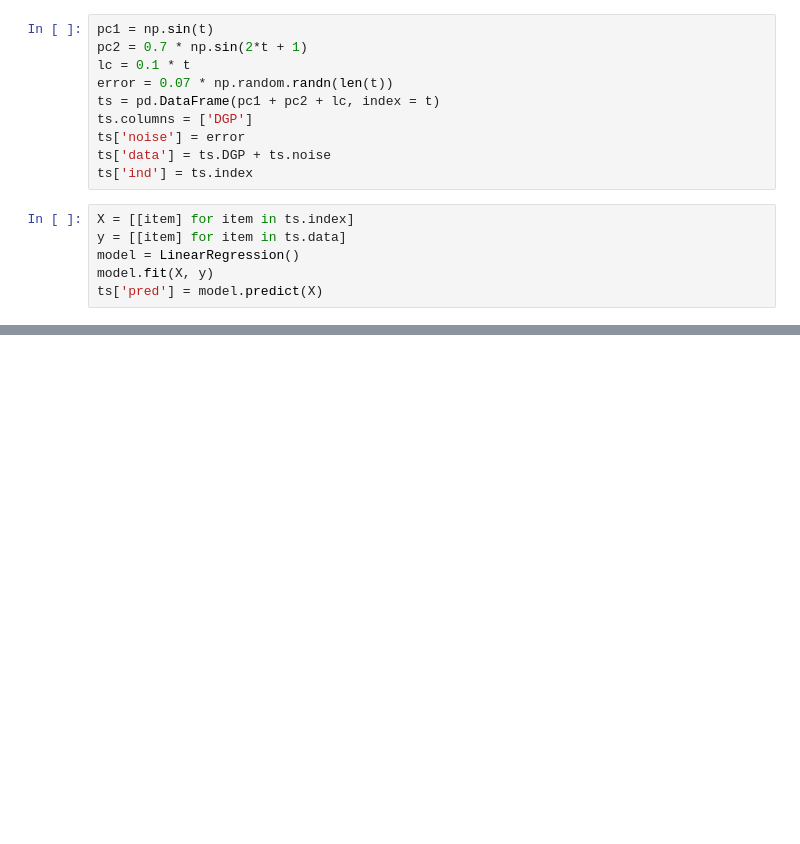
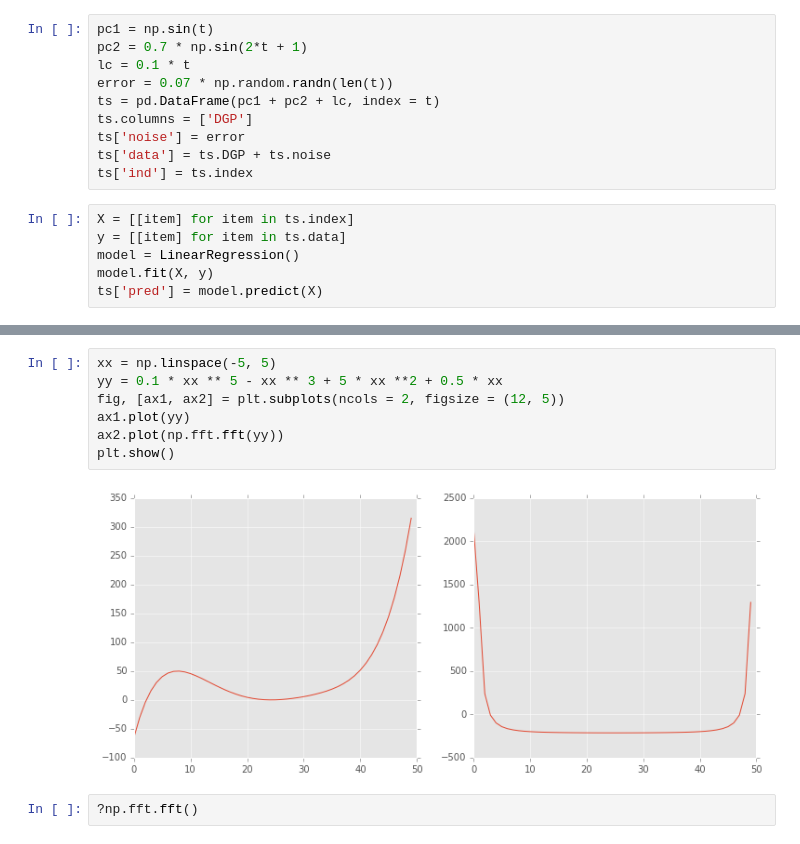
Before and after one commit to pvarsh/applied_data_science, a Jupyter notebook: bikeshare/code/pandas_time_series.ipynb, the cells around one changed output, grey strips where cells are left out. Saved outputs shown, nothing was run; the diff lists cells and outputs as text; blank space fills up the shorter version.

```diff
--- a/bikeshare/code/pandas_time_series.ipynb
+++ b/bikeshare/code/pandas_time_series.ipynb
@@ -323,0 +313,11 @@ array([[1],
+# %%
+xx = np.linspace(-5, 5)
+yy = 0.1 * xx ** 5 - xx ** 3 + 5 * xx **2 + 0.5 * xx
+fig, [ax1, ax2] = plt.subplots(ncols = 2, figsize = (12, 5))
+ax1.plot(yy)
+ax2.plot(np.fft.fft(yy))
+plt.show()
+# %% [output]
+[figure, added]
+# %%
+?np.fft.fft()
```
Also changed, not shown: parts of 20 cells of this notebook, 5 other files.
